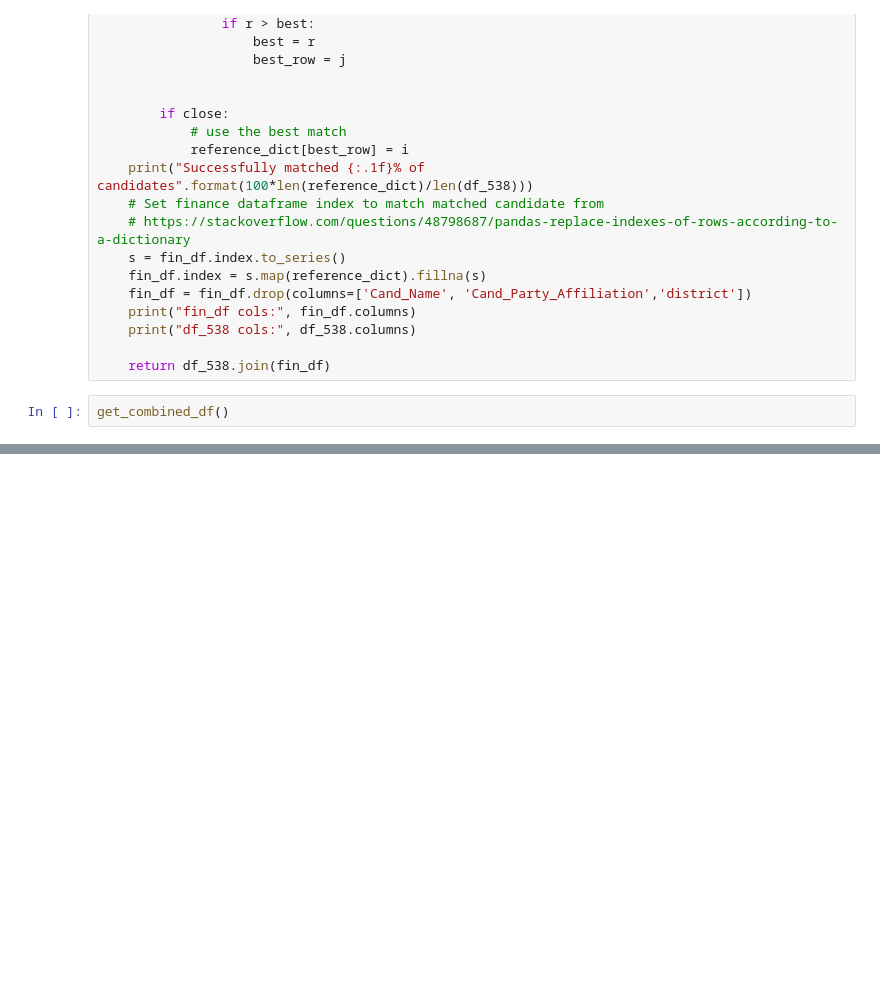
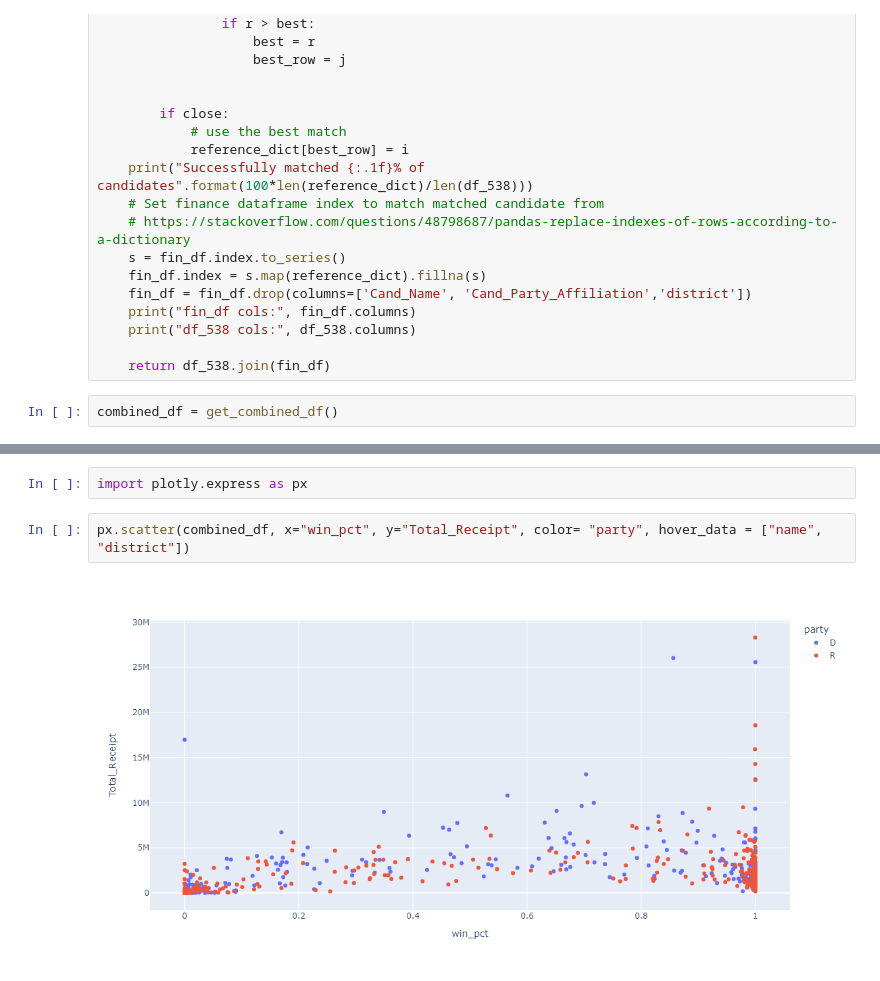
Before and after one commit to pavlicav/campaign_finance_donation_optimization, a Jupyter notebook: 538_FEC_Combine.ipynb, the cells around one changed output, grey strips where cells are left out. Cells and saved outputs as stored; diff of their text form; blank space fills up the shorter version.

Commit message:
Added data viz code and HTML

```diff
--- a/538_FEC_Combine.ipynb
+++ b/538_FEC_Combine.ipynb
@@ -132,4 +132,4 @@ def get_combined_df():
 
     return df_538.join(fin_df)
 # %%
-get_combined_df()
+combined_df = get_combined_df()
@@ -135,0 +144,6 @@ get_combined_df()
+# %%
+import plotly.express as px
+# %%
+px.scatter(combined_df, x="win_pct", y="Total_Receipt", color= "party", hover_data = ["name", "district"])
+# %% [output]
+[figure, added]
```
Also changed, not shown: parts of 2 cells of this notebook, 1 other file.
